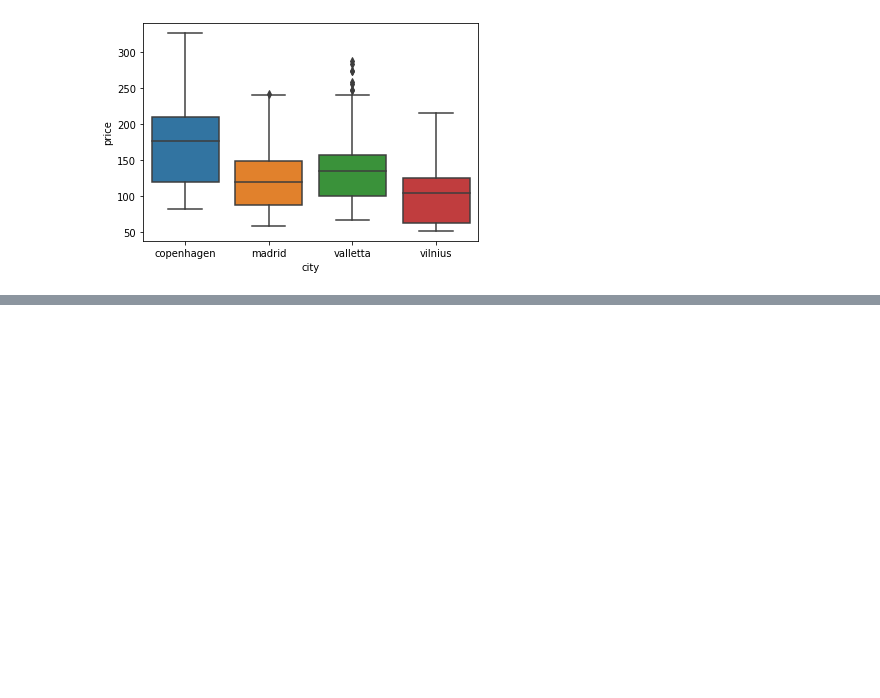
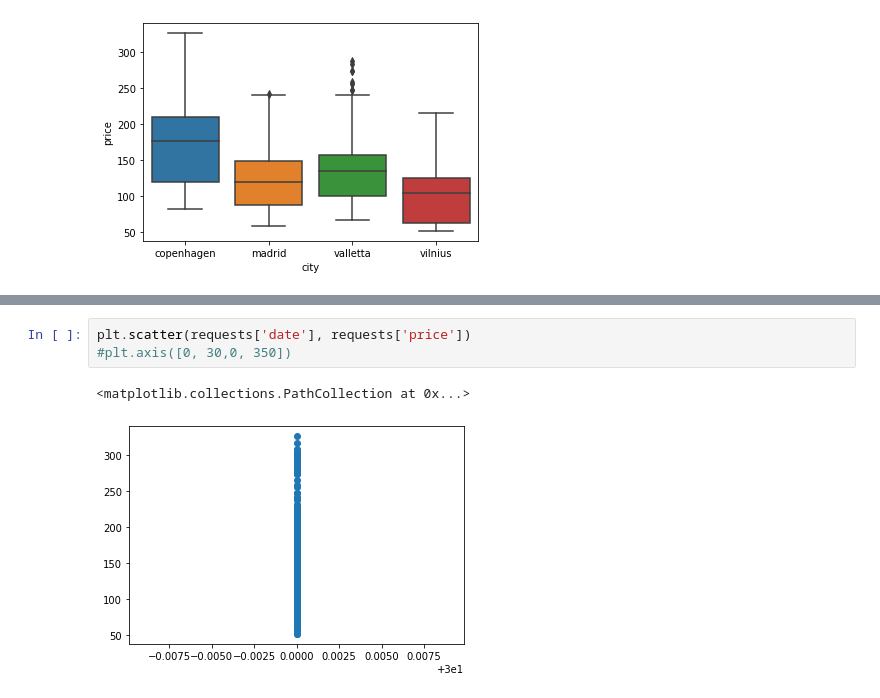
Before and after one commit to njulia1/Defi-IA-2023, a Jupyter notebook: défi_IA_statistiques_descriptives.ipynb, the cells around one changed output, grey strips where cells are left out. Saved outputs shown, nothing was run; the diff lists cells and outputs as text; blank space fills up the shorter version.

```diff
--- a/défi_IA_statistiques_descriptives.ipynb
+++ b/défi_IA_statistiques_descriptives.ipynb
@@ -81,0 +87,6 @@ sns.boxplot(x='city', y='price', data=requests)
+# %%
+plt.scatter(requests['date'], requests['price'])
+#plt.axis([0, 30,0, 350])
+# %% [output]
+<matplotlib.collections.PathCollection at 0x...>
+[figure, added]
```
Also changed, not shown: parts of 11 cells of this notebook, 1 other file.
